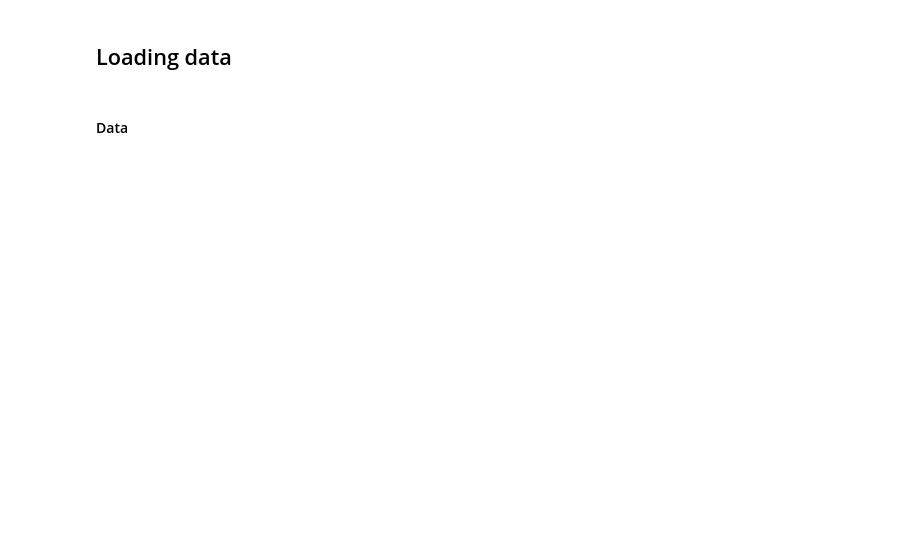
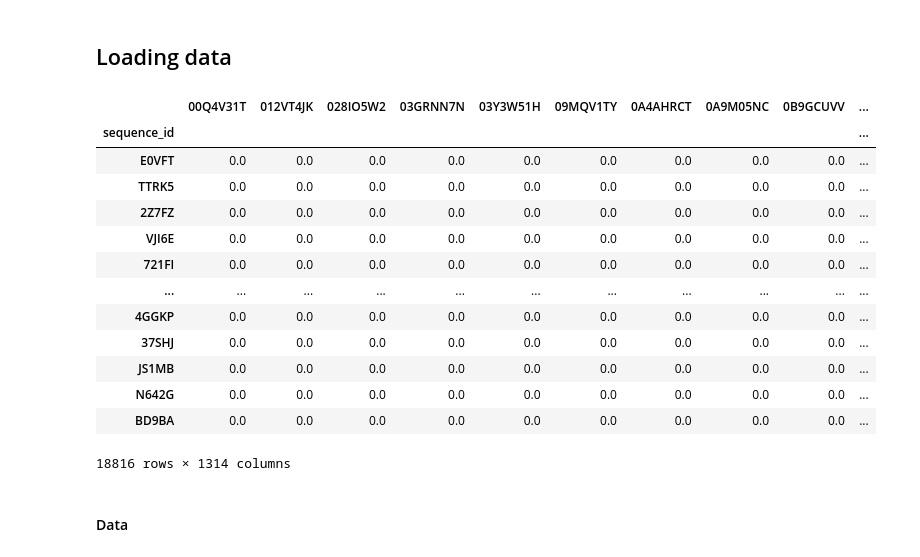
Before and after one commit to linneuholanda/genetic_attribution, a Jupyter notebook: 07_generating_predictions_with_random_forests_using_pca_32_95comp.ipynb, the cells around one changed output. Drawn from its saved outputs; the diff is of its cells as text; code cells hidden in the pictures; blank space fills up the shorter version.

```diff
--- a/07_generating_predictions_with_random_forests_using_pca_32_95comp.ipynb
+++ b/07_generating_predictions_with_random_forests_using_pca_32_95comp.ipynb
@@ -31,6 +31,25 @@ Wall time: 596 ms
 # %%
 #parent_dir = "/content/genetic_engineering_attribution"
 parent_dir = "/home/rio/data_sets/genetic_engineering_attribution"
+original_data_dir = os.path.join(parent_dir,"original_data")
+submission_format_path = os.path.join(original_data_dir,"submission_format_3TFRxH6.csv")
+submission_format_df = pd.read_csv(submission_format_path,index_col=0)
+submission_format_df
+# %% [output]
+|  | 00Q4V31T | 012VT4JK | 028IO5W2 | 03GRNN7N | 03Y3W51H | 09MQV1TY | 0A4AHRCT | 0A9M05NC | 0B9GCUVV | ... |
+| sequence_id |  |  |  |  |  |  |  |  |  | ... |
+| E0VFT | 0.0 | 0.0 | 0.0 | 0.0 | 0.0 | 0.0 | 0.0 | 0.0 | 0.0 | ... |
+| TTRK5 | 0.0 | 0.0 | 0.0 | 0.0 | 0.0 | 0.0 | 0.0 | 0.0 | 0.0 | ... |
+| 2Z7FZ | 0.0 | 0.0 | 0.0 | 0.0 | 0.0 | 0.0 | 0.0 | 0.0 | 0.0 | ... |
+| VJI6E | 0.0 | 0.0 | 0.0 | 0.0 | 0.0 | 0.0 | 0.0 | 0.0 | 0.0 | ... |
+| 721FI | 0.0 | 0.0 | 0.0 | 0.0 | 0.0 | 0.0 | 0.0 | 0.0 | 0.0 | ... |
+| ... | ... | ... | ... | ... | ... | ... | ... | ... | ... | ... |
+| 4GGKP | 0.0 | 0.0 | 0.0 | 0.0 | 0.0 | 0.0 | 0.0 | 0.0 | 0.0 | ... |
+| 37SHJ | 0.0 | 0.0 | 0.0 | 0.0 | 0.0 | 0.0 | 0.0 | 0.0 | 0.0 | ... |
+| JS1MB | 0.0 | 0.0 | 0.0 | 0.0 | 0.0 | 0.0 | 0.0 | 0.0 | 0.0 | ... |
+| N642G | 0.0 | 0.0 | 0.0 | 0.0 | 0.0 | 0.0 | 0.0 | 0.0 | 0.0 | ... |
+| BD9BA | 0.0 | 0.0 | 0.0 | 0.0 | 0.0 | 0.0 | 0.0 | 0.0 | 0.0 | ... |
+18816 rows × 1314 columns
 # %% [markdown]
 #### Data
 # %%
```
Also changed, not shown: parts of 18 cells of this notebook.
